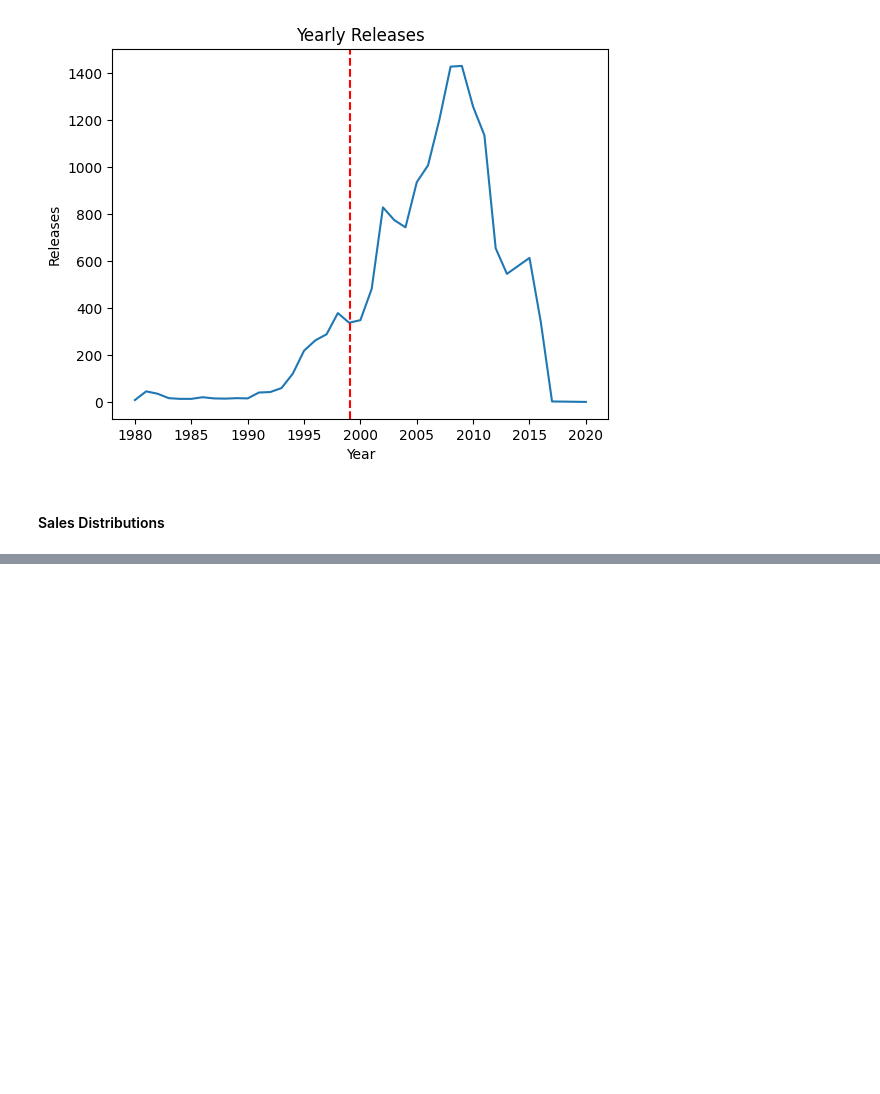
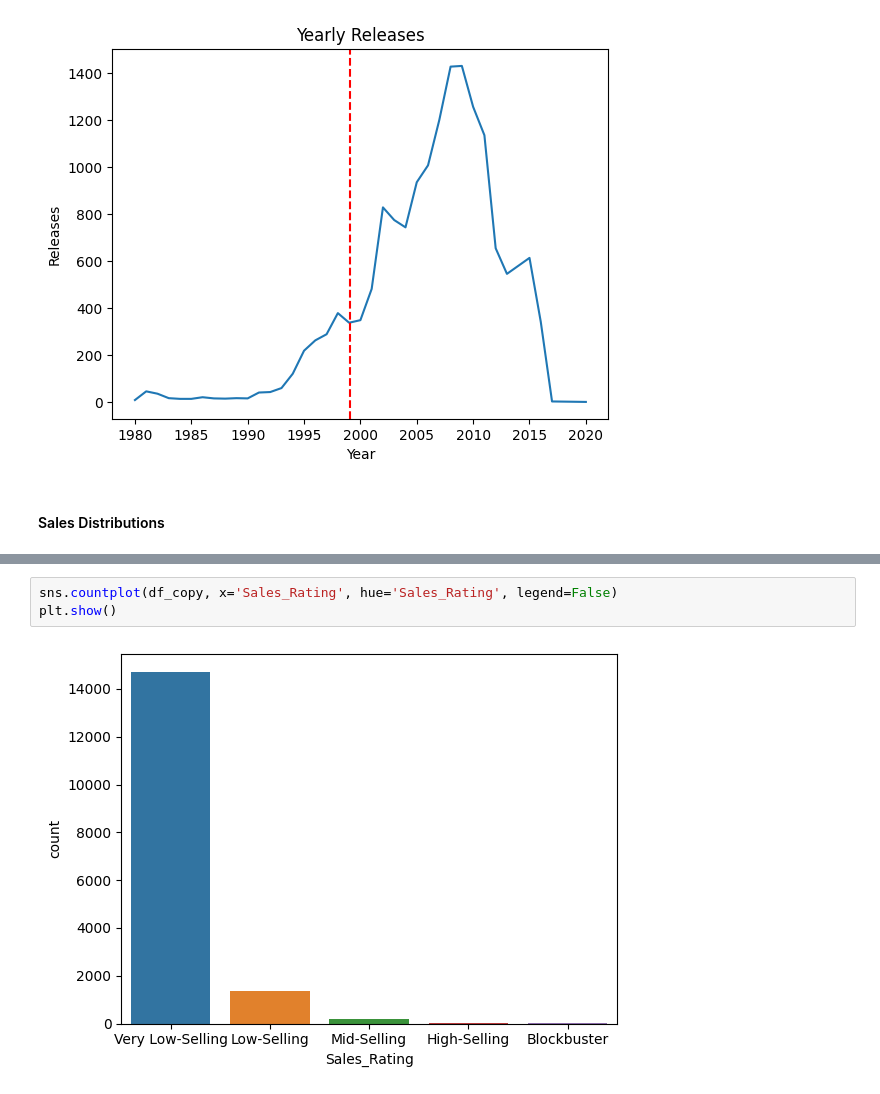
Before and after one commit to cafesmire/notebooks, a Jupyter notebook: video_game_sales/videogame_eda.ipynb, the cells around one changed output, grey strips where cells are left out. Cells and saved outputs as stored; diff of their text form; blank space fills up the shorter version.

```diff
--- a/video_game_sales/videogame_eda.ipynb
+++ b/video_game_sales/videogame_eda.ipynb
@@ -158,0 +140,5 @@ df_copy.head()
+# %%
+sns.countplot(df_copy, x='Sales_Rating', hue='Sales_Rating', legend=False)
+plt.show()
+# %% [output]
+[figure, added]
```
Also changed, not shown: parts of 8 cells of this notebook.
